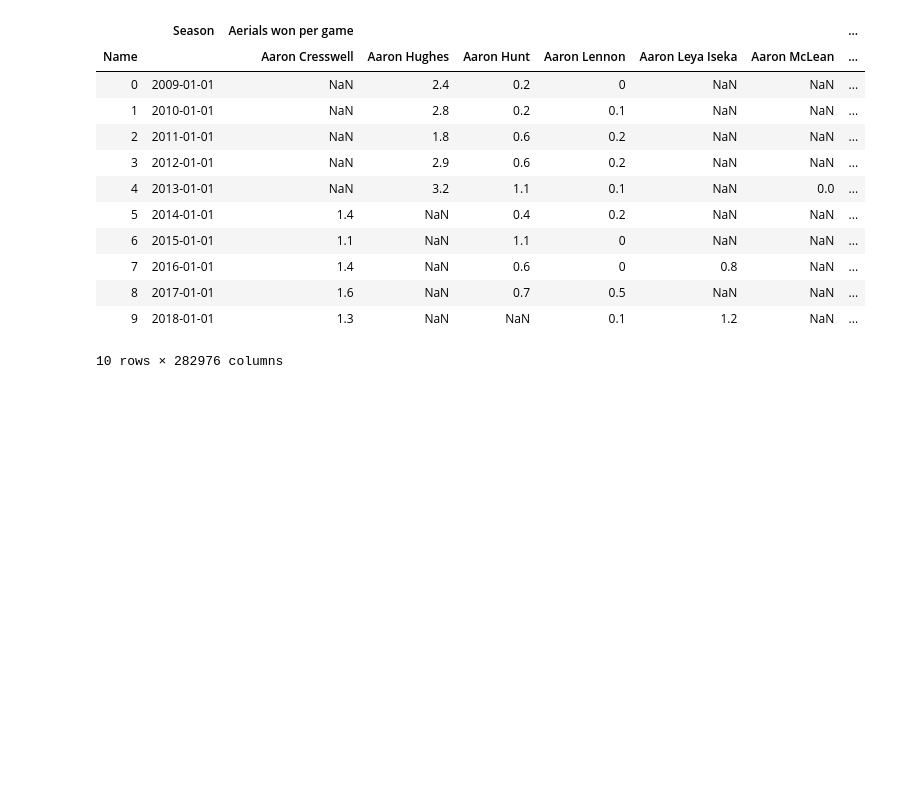
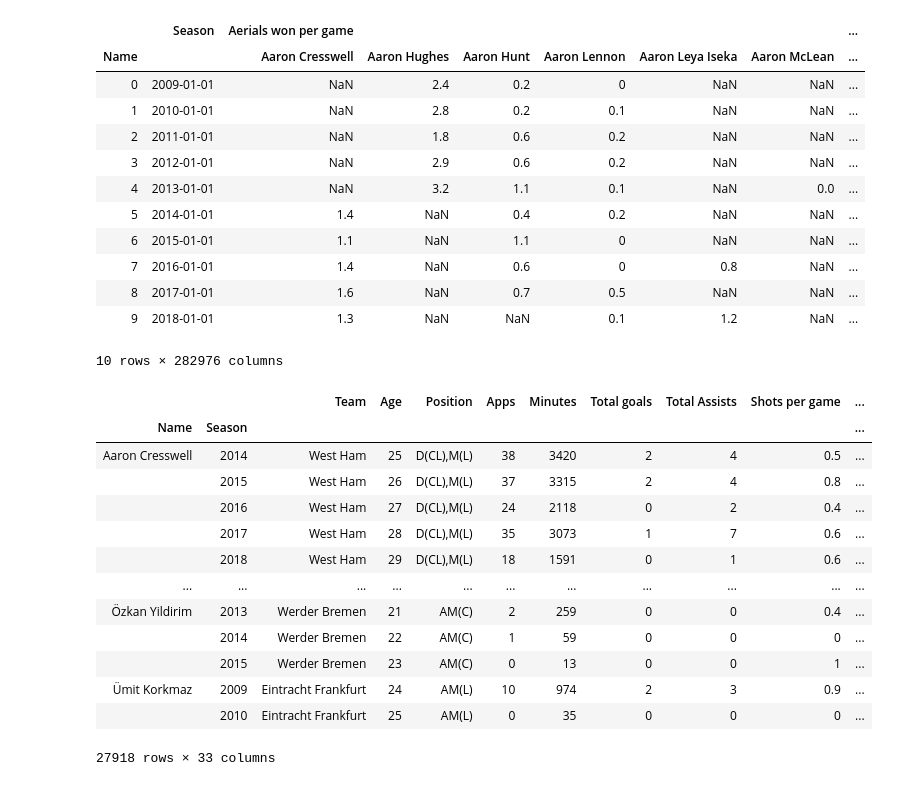
Before and after one commit to Suwadith/Winning-Eleven-Scout-Evaluation-and-Analysis-to-Enhance-Football-Player-Recommendations-ML-Flask, a Jupyter notebook: Analysis/2. Analyzing Player Performances.ipynb, the cells around one changed output. Drawn from its saved outputs; the diff is of its cells as text; code cells hidden in the pictures; blank space fills up the shorter version.

```diff
--- a/Analysis/2. Analyzing Player Performances.ipynb
+++ b/Analysis/2. Analyzing Player Performances.ipynb
@@ -447,0 +453,17 @@ seasonNameCombinedFieldPlayerDF
+# %%
+nameSeasonCombinedFieldPlayerDf
+# %% [output]
+|  |  | Team | Age | Position | Apps | Minutes | Total goals | Total Assists | Shots per game | ... |
+| Name | Season |  |  |  |  |  |  |  |  | ... |
+| Aaron Cresswell | 2014 | West Ham | 25 | D(CL),M(L) | 38 | 3420 | 2 | 4 | 0.5 | ... |
+|  | 2015 | West Ham | 26 | D(CL),M(L) | 37 | 3315 | 2 | 4 | 0.8 | ... |
+|  | 2016 | West Ham | 27 | D(CL),M(L) | 24 | 2118 | 0 | 2 | 0.4 | ... |
+|  | 2017 | West Ham | 28 | D(CL),M(L) | 35 | 3073 | 1 | 7 | 0.6 | ... |
+|  | 2018 | West Ham | 29 | D(CL),M(L) | 18 | 1591 | 0 | 1 | 0.6 | ... |
+| ... | ... | ... | ... | ... | ... | ... | ... | ... | ... | ... |
+| Özkan Yildirim | 2013 | Werder Bremen | 21 | AM(C) | 2 | 259 | 0 | 0 | 0.4 | ... |
+|  | 2014 | Werder Bremen | 22 | AM(C) | 1 | 59 | 0 | 0 | 0 | ... |
+|  | 2015 | Werder Bremen | 23 | AM(C) | 0 | 13 | 0 | 0 | 1 | ... |
+| Ümit Korkmaz | 2009 | Eintracht Frankfurt | 24 | AM(L) | 10 | 974 | 2 | 3 | 0.9 | ... |
+|  | 2010 | Eintracht Frankfurt | 25 | AM(L) | 0 | 35 | 0 | 0 | 0 | ... |
+27918 rows × 33 columns
```
Also changed, not shown: parts of 4 cells of this notebook.
